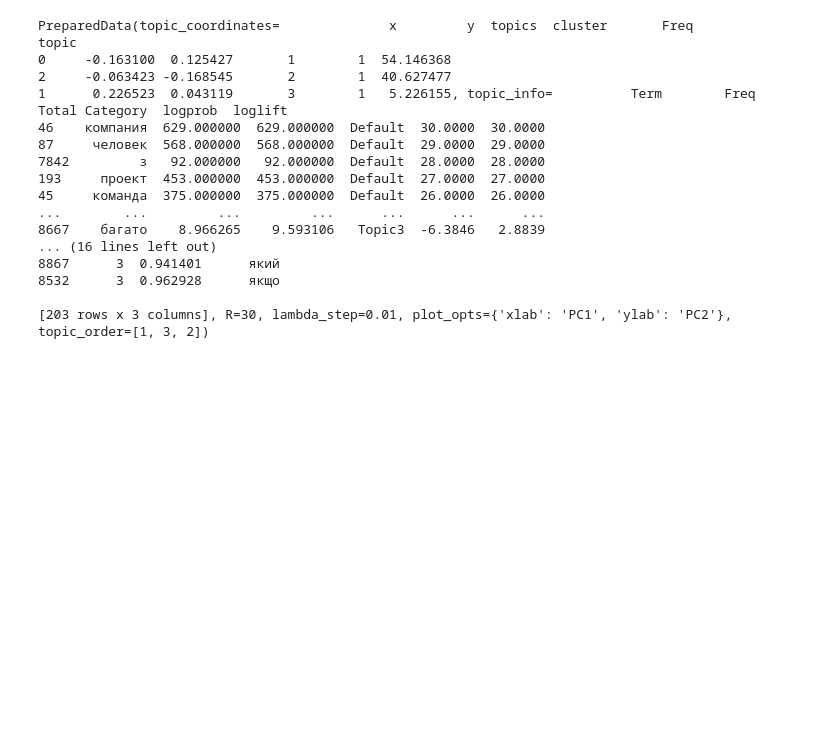
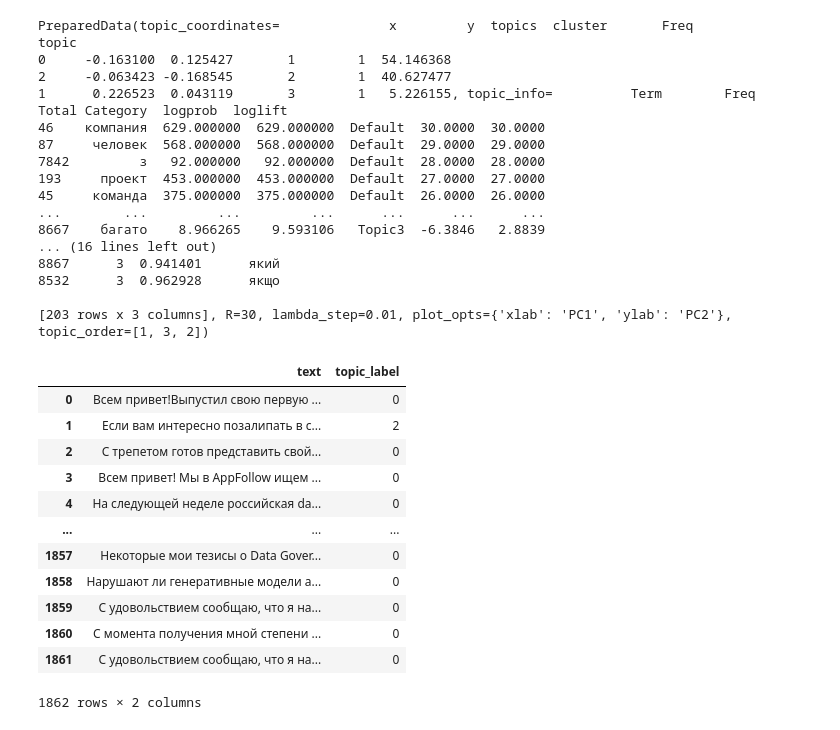
Before and after one commit to FreazerKRD/hackathon-recruiters, a Jupyter notebook: topic_modeling_new.ipynb, the cells around one changed output. Saved outputs shown, nothing was run; the diff lists cells and outputs as text; code cells hidden in the pictures; blank space fills up the shorter version.

Commit message:
topic modeling

```diff
--- a/topic_modeling_new.ipynb
+++ b/topic_modeling_new.ipynb
@@ -405,3 +405,24 @@ topic
 8532      3  0.962928      якщо
 
 [203 rows x 3 columns], R=30, lambda_step=0.01, plot_opts={'xlab': 'PC1', 'ylab': 'PC2'}, topic_order=[1, 3, 2])
+# %%
+topic_probs = best_model.get_document_topics(best_corpus)
+max_prob_topics = list(map(lambda doc_probs: max(doc_probs, key=lambda x: x[1])[0], topic_probs))
+# %%
+df = pd.DataFrame([list(data_dd["text"]), max_prob_topics]).transpose()
+df.columns = ['text', 'topic_label']
+df
+# %% [output]
+|  | text | topic_label |
+| 0 | Всем привет!Выпустил свою первую ... | 0 |
+| 1 | Если вам интересно позалипать в с... | 2 |
+| 2 | С трепетом готов представить свой... | 0 |
+| 3 | Всем привет! Мы в AppFollow ищем ... | 0 |
+| 4 | На следующей неделе российская da... | 0 |
+| ... | ... | ... |
+| 1857 | Некоторые мои тезисы о Data Gover... | 0 |
+| 1858 | Нарушают ли генеративные модели а... | 0 |
+| 1859 | С удовольствием сообщаю, что я на... | 0 |
+| 1860 | С момента получения мной степени ... | 0 |
+| 1861 | С удовольствием сообщаю, что я на... | 0 |
+1862 rows × 2 columns
```
Also changed, not shown: parts of 5 cells of this notebook.
